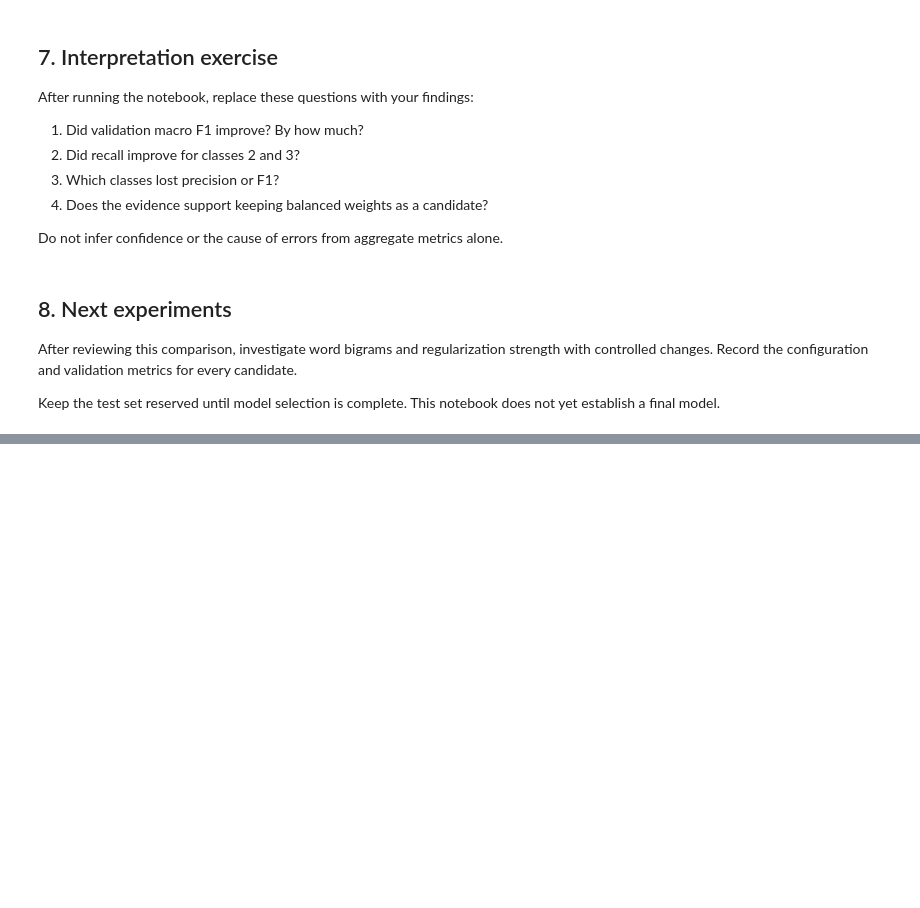
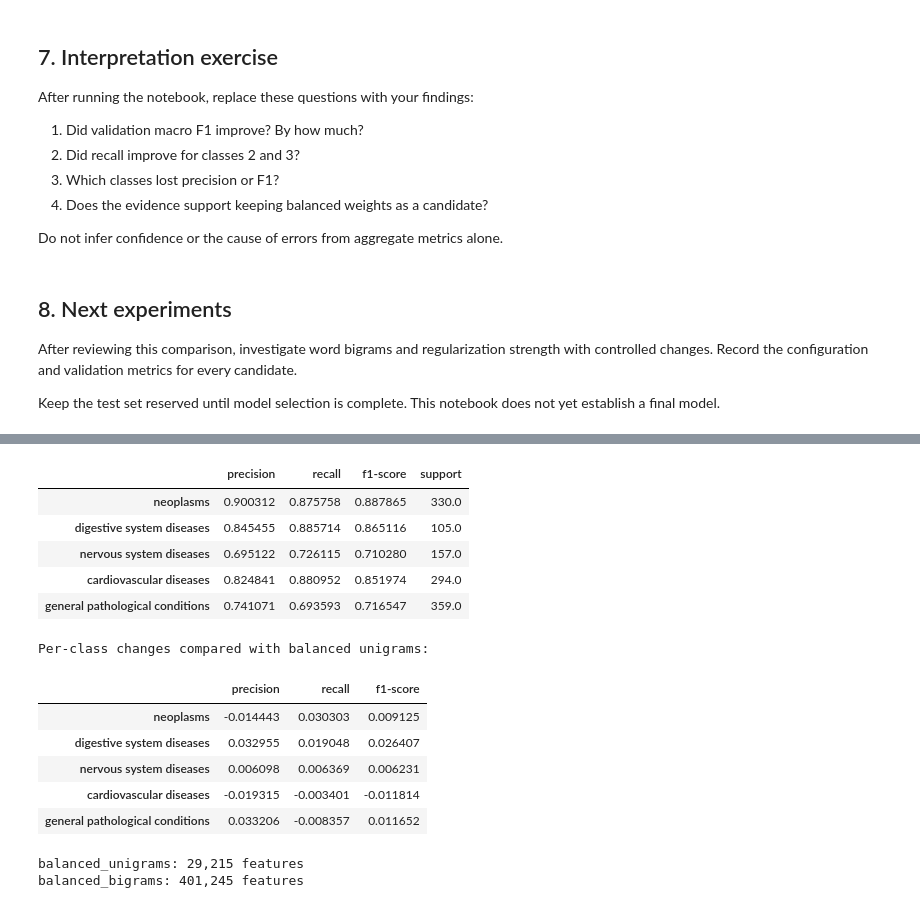
Before and after one commit to em-busca-do-shape-inexplicavel/Medical-Triage, a Jupyter notebook: notebooks/04_model_experiments.ipynb, the cells around one changed output, grey strips where cells are left out. Cells and saved outputs as stored; diff of their text form; code cells hidden in the pictures; blank space fills up the shorter version.

Commit message:
feat: evaluate text features and select model regularization

```diff
--- a/notebooks/04_model_experiments.ipynb
+++ b/notebooks/04_model_experiments.ipynb
@@ -165,0 +269,48 @@ Keep the test set reserved until model selection is complete. This notebook does
+# %%
+bigram_report = pd.DataFrame(
+    classification_report(
+        y_validation,
+        balanced_bigram_predictions,
+        labels=label_order,
+        target_names=target_names,
+        output_dict=True,
+        zero_division=0,
+    )
+).T.loc[
+    target_names,
+    ["precision", "recall", "f1-score", "support"],
+]
+
+display(bigram_report)
+
+print("Per-class changes compared with balanced unigrams:")
+display(
+    bigram_report[["precision", "recall", "f1-score"]]
+    - reports["balanced"][["precision", "recall", "f1-score"]]
+)
+# %% [output]
+|  | precision | recall | f1-score | support |
+| neoplasms | 0.900312 | 0.875758 | 0.887865 | 330.0 |
+| digestive system diseases | 0.845455 | 0.885714 | 0.865116 | 105.0 |
+| nervous system diseases | 0.695122 | 0.726115 | 0.710280 | 157.0 |
+| cardiovascular diseases | 0.824841 | 0.880952 | 0.851974 | 294.0 |
+| general pathological conditions | 0.741071 | 0.693593 | 0.716547 | 359.0 |
+Per-class changes compared with balanced unigrams:
+|  | precision | recall | f1-score |
+| neoplasms | -0.014443 | 0.030303 | 0.009125 |
+| digestive system diseases | 0.032955 | 0.019048 | 0.026407 |
+| nervous system diseases | 0.006098 | 0.006369 | 0.006231 |
+| cardiovascular diseases | -0.019315 | -0.003401 | -0.011814 |
+| general pathological conditions | 0.033206 | -0.008357 | 0.011652 |
+# %%
+for name, model in {
+    "balanced_unigrams": balanced_model,
+    "balanced_bigrams": balanced_bigram_model,
+}.items():
+    vocabulary_size = len(
+        model.named_steps["tfidf"].vocabulary_
+    )
+    print(f"{name}: {vocabulary_size:,} features")
+# %% [output]
+balanced_unigrams: 29,215 features
+balanced_bigrams: 401,245 features
```
Also changed, not shown: parts of 16 cells of this notebook.
